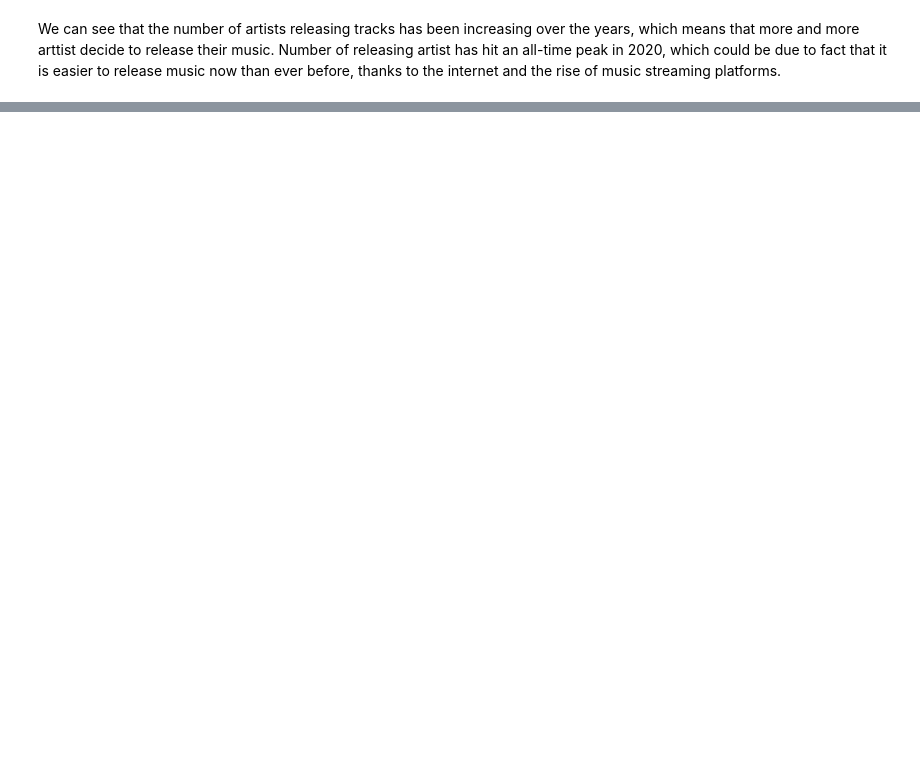
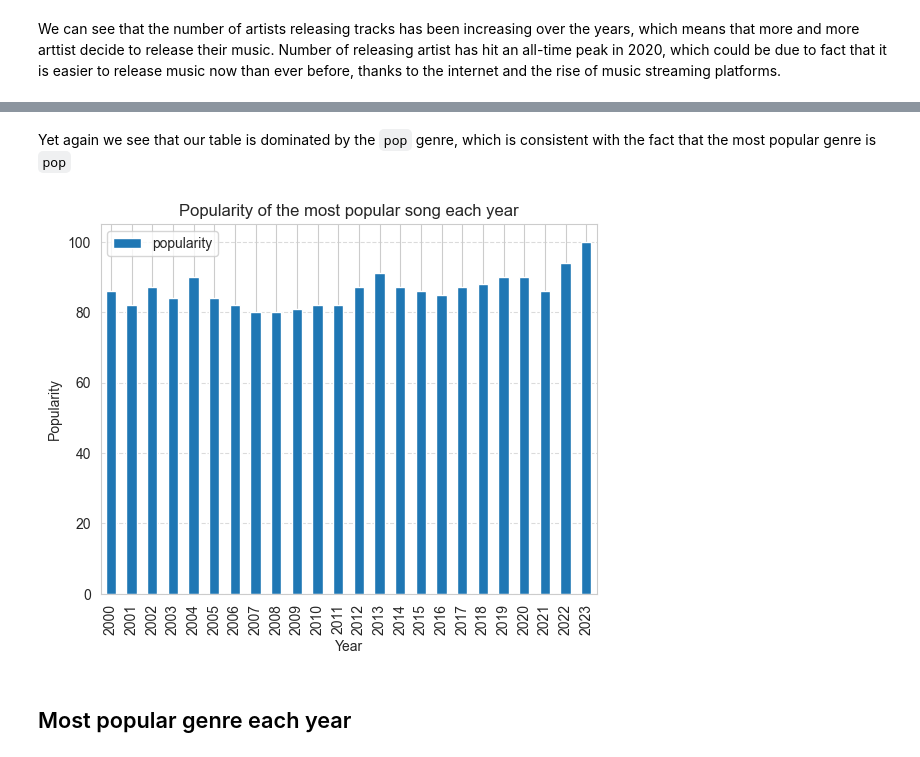
Before and after one commit to VMoskov/Spotify-analysis, a Jupyter notebook: reports/spotify_analysis.ipynb, the cells around one changed output, grey strips where cells are left out. Cells and saved outputs as stored; diff of their text form; code cells hidden in the pictures; blank space fills up the shorter version.

```diff
--- a/reports/spotify_analysis.ipynb
+++ b/reports/spotify_analysis.ipynb
@@ -201,0 +381,3 @@ We can see that the number of artists releasing tracks has been increasing over
+# %%
+most_popular_song_per_year = dataset.loc[dataset.groupby('year')['popularity'].idxmax()][['year', 'artist_name', 'track_name', 'popularity', 'genre']]
+most_popular_song_per_year
@@ -201,0 +402,12 @@ We can see that the number of artists releasing tracks has been increasing over
+# %% [markdown]
+Yet again we see that our table is dominated by the `pop` genre, which is consistent with the fact that the most popular genre is `pop`
+# %%
+most_popular_song_per_year.plot(x='year', y='popularity', kind='bar', title='Popularity of the most popular song each year')
+plt.xlabel('Year')
+plt.ylabel('Popularity')
+plt.grid(axis='y', linestyle='--', alpha=0.7)
+plt.show()
+# %% [output]
+[figure, added]
+# %% [markdown]
+## Most popular genre each year
```
Also changed, not shown: parts of 33 cells of this notebook.
